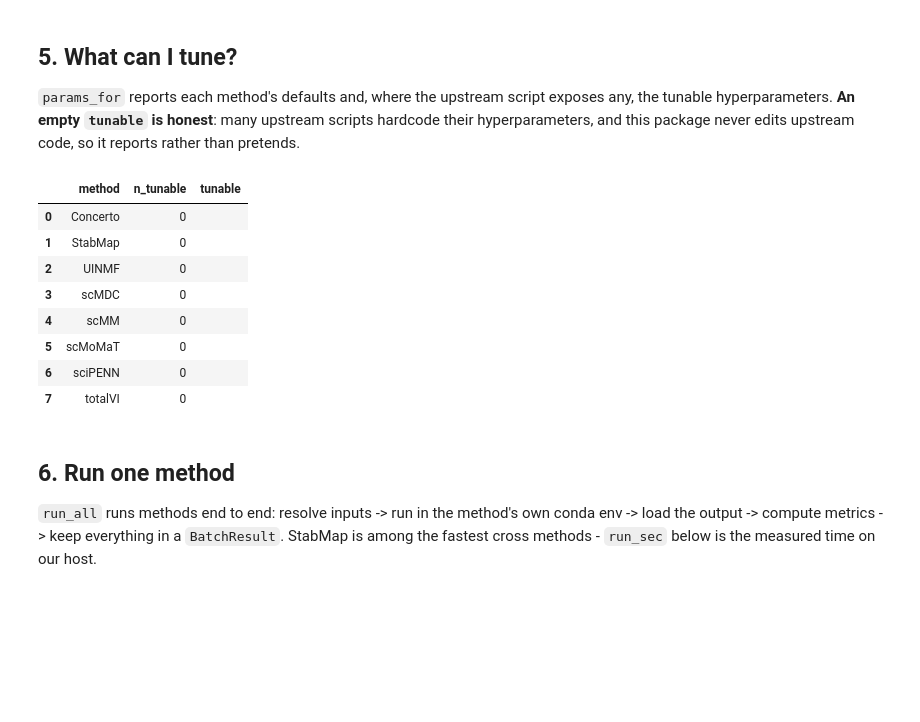
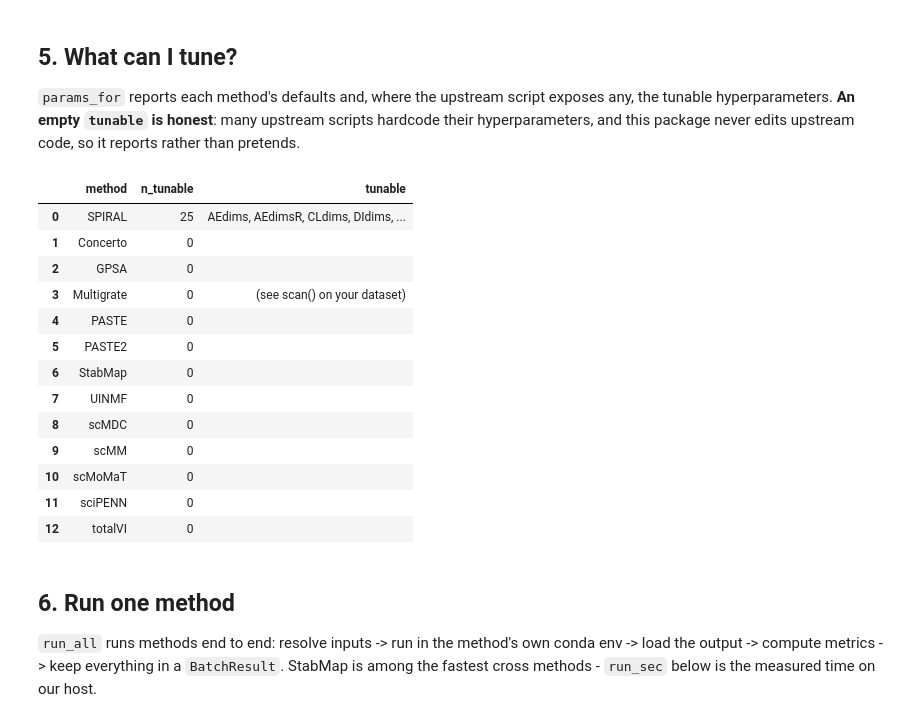
Before and after one commit to DSichang/scMultiBench, a Jupyter notebook: tutorials/cross/cross.ipynb, the cells around one changed output. Drawn from its saved outputs; the diff is of its cells as text; code cells hidden in the pictures; blank space fills up the shorter version.

```diff
--- a/tutorials/cross/cross.ipynb
+++ b/tutorials/cross/cross.ipynb
@@ -276,26 +283,44 @@ exposes any, the tunable hyperparameters. **An empty `tunable` is honest**: many
 upstream scripts hardcode their hyperparameters, and this package never edits
 upstream code, so it reports rather than pretends.
 # %%
+# a registry question, so it needs no data on disk
+from multibench.engine import registry
+
 rows = []
-for m in avail[avail.runnable]["method"]:
+for m in sorted(mtb.list_methods(category=CATEGORY)):
+    p = None
     try:
         p = mtb.params_for(m, CATEGORY)
-    except Exception:                      # multi-variant: needs modalities
-        mods = avail[avail.method == m].iloc[0]["modalities"].split("+")
-        p = mtb.params_for(m, CATEGORY, mods)
+    except Exception:                      # multi-variant: try each variant's modalities
+        for v in registry.get(m).variants:
+            if v.when.get("category") != CATEGORY:
+                continue
+            try:
+                p = mtb.params_for(m, CATEGORY, v.when.get("modalities"))
+                break
+            except Exception:
+                continue
+    if p is None:                          # variant selection needs a concrete dataset
+        rows.append({"method": m, "n_tunable": 0, "tunable": "(see scan() on your dataset)"})
+        continue
     rows.append({"method": m, "n_tunable": len(p.get("tunable") or {}),
                  "tunable": ", ".join(sorted((p.get("tunable") or {}))[:6])})
 pd.DataFrame(rows).sort_values("n_tunable", ascending=False).reset_index(drop=True)
 # %% [output]
 |  | method | n_tunable | tunable |
-| 0 | Concerto | 0 |  |
-| 1 | StabMap | 0 |  |
-| 2 | UINMF | 0 |  |
-| 3 | scMDC | 0 |  |
-| 4 | scMM | 0 |  |
-| 5 | scMoMaT | 0 |  |
-| 6 | sciPENN | 0 |  |
-| 7 | totalVI | 0 |  |
+| 0 | SPIRAL | 25 | AEdims, AEdimsR, CLdims, DIdims, ... |
+| 1 | Concerto | 0 |  |
+| 2 | GPSA | 0 |  |
+| 3 | Multigrate | 0 | (see scan() on your dataset) |
+| 4 | PASTE | 0 |  |
+| 5 | PASTE2 | 0 |  |
+| 6 | StabMap | 0 |  |
+| 7 | UINMF | 0 |  |
+| 8 | scMDC | 0 |  |
+| 9 | scMM | 0 |  |
+| 10 | scMoMaT | 0 |  |
+| 11 | sciPENN | 0 |  |
+| 12 | totalVI | 0 |  |
 # %% [markdown]
 ## 6. Run one method
 
```
Also changed, not shown: parts of 3 cells of this notebook, 8 other files.
